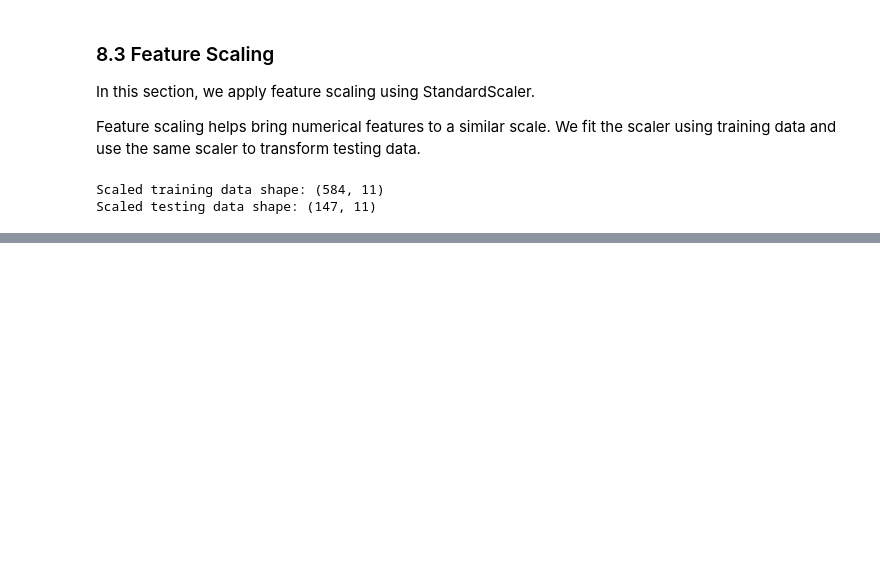
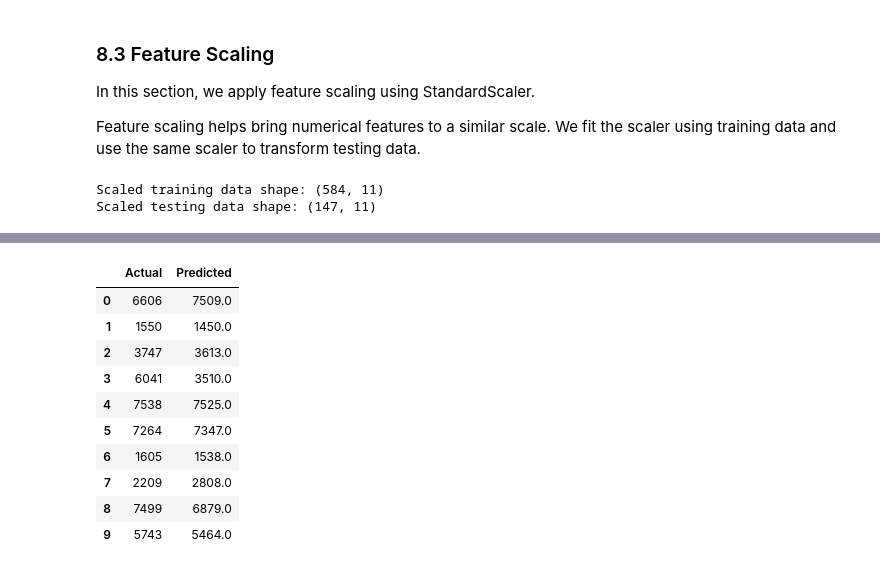
Before and after one commit to ChaitanyaGirase/Bike-Rental-Prediction, a Jupyter notebook: notebooks/bike_rental_analysis.ipynb, the cells around one changed output, grey strips where cells are left out. Drawn from its saved outputs; the diff is of its cells as text; code cells hidden in the pictures; blank space fills up the shorter version.

```diff
--- a/notebooks/bike_rental_analysis.ipynb
+++ b/notebooks/bike_rental_analysis.ipynb
@@ -886,0 +949,22 @@ Scaled testing data shape: (147, 11)
+# %%
+dt_model = DecisionTreeRegressor(random_state=42)
+dt_model.fit(X_train, y_train)
+dt_pred = dt_model.predict(X_test)
+# %%
+comparison = pd.DataFrame({
+    'Actual': y_test.values,
+    'Predicted': dt_pred
+})
+display(comparison.head(10))
+# %% [output]
+|  | Actual | Predicted |
+| 0 | 6606 | 7509.0 |
+| 1 | 1550 | 1450.0 |
+| 2 | 3747 | 3613.0 |
+| 3 | 6041 | 3510.0 |
+| 4 | 7538 | 7525.0 |
+| 5 | 7264 | 7347.0 |
+| 6 | 1605 | 1538.0 |
+| 7 | 2209 | 2808.0 |
+| 8 | 7499 | 6879.0 |
+| 9 | 5743 | 5464.0 |
```
Also changed, not shown: parts of 15 cells of this notebook.
